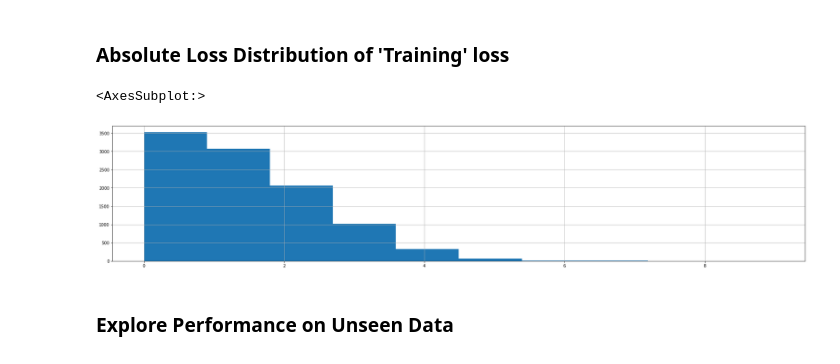
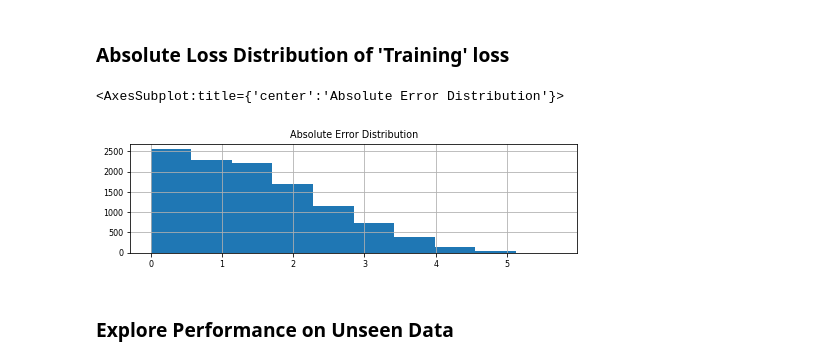
Before and after one commit to oscj/nhl-fts-prediction, a Jupyter notebook: expl/closed_form_lr.ipynb, the cells around one changed output. Saved outputs shown, nothing was run; the diff lists cells and outputs as text; code cells hidden in the pictures.

Commit message:
knn, classification, fany graphs

```diff
--- a/expl/closed_form_lr.ipynb
+++ b/expl/closed_form_lr.ipynb
@@ -44,22 +45,27 @@ originalGoals = game_stats["totalGoals"]
 # z = (x-mean)/std
 # x = (z*std)+mean
 
-# original_mean = game_stats.mean()
-# original_std = game_stats.std()
+original_mean = game_stats.mean()
+original_std = game_stats.std()
 
 # game_stats_normalized =(game_stats-original_mean)/original_std
 # game_stats = game_stats_normalized
 # game_stats["totalGoals"] = originalGoals
 
 features = np.array(game_stats.loc[:, game_stats.columns != 'totalGoals'],  dtype='float32')
+
+# add bias column to features
+features = np.insert(features, 0, 1, axis=1)
+
+
 targets = np.array(game_stats['totalGoals'], dtype='float32')
 
 
-x_train = features[:int(features.shape[0] * 0.8)]
-t_train = targets[:int(targets.shape[0] * 0.8)]
+x_train = features[:int(features.shape[0] * 0.9)]
+t_train = targets[:int(targets.shape[0] * 0.9)]
 
-x_test = features[int(features.shape[0] * 0.8):]
-t_test = targets[int(targets.shape[0] * 0.8):]
+x_test = features[int(features.shape[0] * 0.9):]
+t_test = targets[int(targets.shape[0] * 0.9):]
 
 game_stats
 # %% [output]
@@ -124,7 +133,3 @@ def predict(X : np.array, w : np.array) -> np.array:
     return t_hat
 # %% [markdown]
 ### Make predictions (t_hat), plot both predictions and true targets
-# %%
-t_hat = predict(x_train, w_hat)
-plt.rcParams["figure.figsize"] = (30, 6)
-plt.plot(t_hat)
@@ -133,0 +136,11 @@ plt.plot(t_hat)
+# %%
+t_hat = predict(x_train, w_hat)
+
+# denormalize
+# t_hat = [(ti * original_std["totalGoals"]) + original_mean["totalGoals"] for ti in t_hat]
+# targets = [(ti * original_std["totalGoals"]) + original_mean["totalGoals"] for ti in targets]
+# t_train = [(ti * original_std["totalGoals"]) + original_mean["totalGoals"] for ti in t_train]
+
+
+plt.rcParams["figure.figsize"] = (8, 2)
+plt.plot(t_hat)
@@ -147,0 +157,7 @@ array([[<AxesSubplot:title={'center':'predictions'}>,
+# %%
+pred_and_targets_df = pd.DataFrame({f'Prediction FTS Distribution (n={len(t_train)})': t_hat, f'Target FTS Distribution (n={len(t_train)})': t_train})
+plt.rcParams["font.size"] = 8
+s = pred_and_targets_df.hist()
+for ax in s.flatten():
+    ax.set_xlabel("FTS")
+    ax.set_ylabel("Frequency")
@@ -197,10 +239,11 @@ Max loss: 8.984318733215332
 # %%
 losses_df = pd.DataFrame()
 losses_df["loss"] = abs_losses
+plt.title("Absolute Error Distribution")
 losses_df["loss"].hist()
 # %% [output]
-<AxesSubplot:>
+<AxesSubplot:title={'center':'Absolute Error Distribution'}>
-[figure, old version]
+[figure, new version]
 # %% [markdown]
 ### Explore Performance on Unseen Data
 # %%
```
Also changed, not shown: parts of 18 cells of this notebook, 25 other files.
